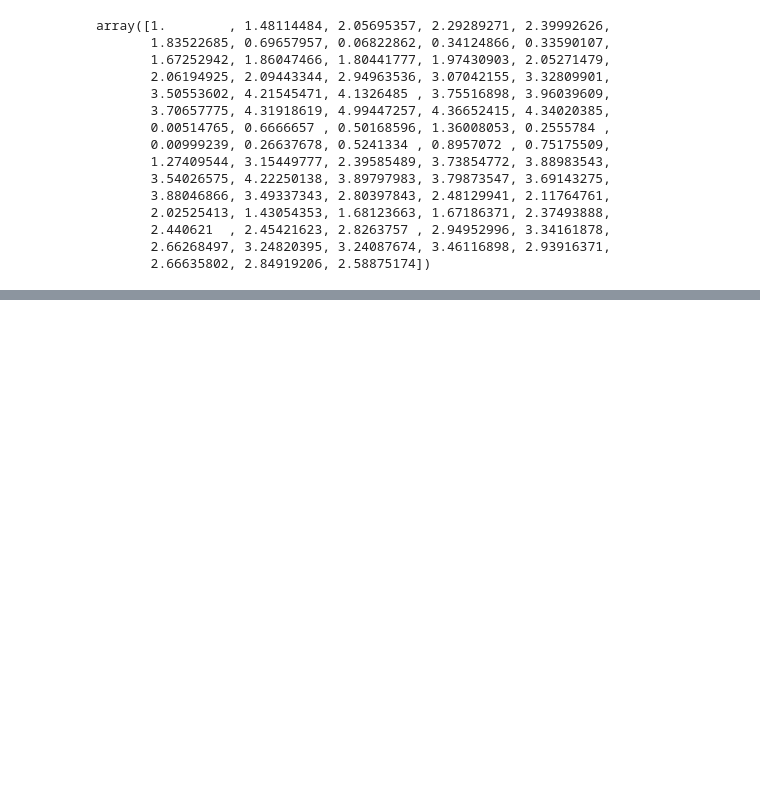
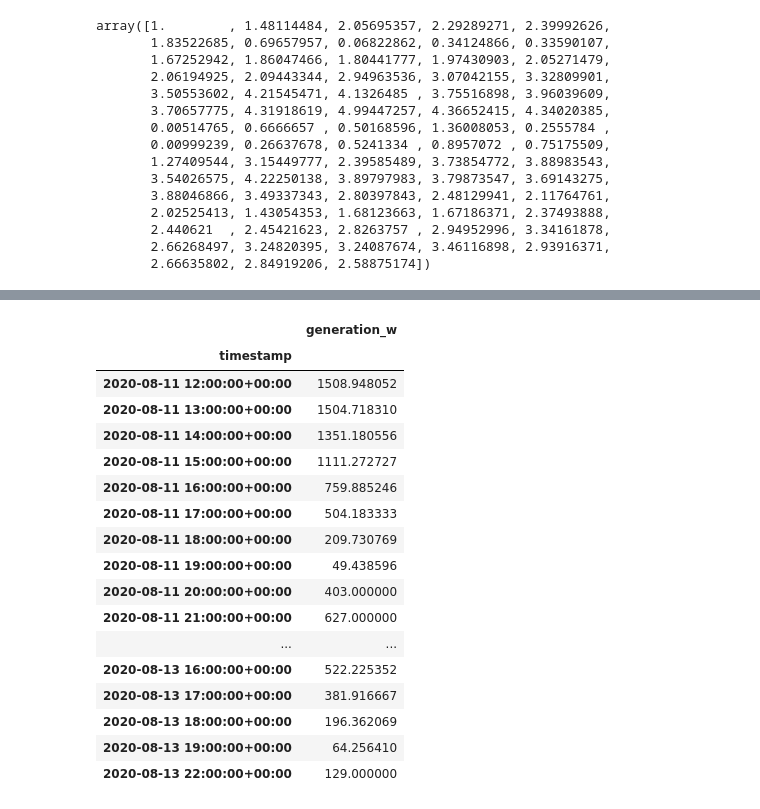
Before and after one commit to hramzan01/market, a Jupyter notebook: notebooks/opt_model_variable_inputs.ipynb, the cells around one changed output, grey strips where cells are left out. Cells and saved outputs as stored; diff of their text form; code cells hidden in the pictures; blank space fills up the shorter version.

```diff
--- a/notebooks/opt_model_variable_inputs.ipynb
+++ b/notebooks/opt_model_variable_inputs.ipynb
@@ -445,0 +467,4 @@ plt.show()
+# %%
+gen_data = gen_data.groupby(by="timestamp").mean().iloc[3006:3100]
+gen_data = gen_data. drop(columns = ['Unnamed: 0', 'ss_id'])
+gen_data
@@ -445,0 +486,21 @@ plt.show()
+# %%
+gen_data.head(50)
+# %% [output]
+|  | generation_w |
+| timestamp |  |
+| 2020-08-11 12:00:00+00:00 | 1508.948052 |
+| 2020-08-11 13:00:00+00:00 | 1504.718310 |
+| 2020-08-11 14:00:00+00:00 | 1351.180556 |
+| 2020-08-11 15:00:00+00:00 | 1111.272727 |
+| 2020-08-11 16:00:00+00:00 | 759.885246 |
+| 2020-08-11 17:00:00+00:00 | 504.183333 |
+| 2020-08-11 18:00:00+00:00 | 209.730769 |
+| 2020-08-11 19:00:00+00:00 | 49.438596 |
+| 2020-08-11 20:00:00+00:00 | 403.000000 |
+| 2020-08-11 21:00:00+00:00 | 627.000000 |
+| ... | ... |
+| 2020-08-13 16:00:00+00:00 | 522.225352 |
+| 2020-08-13 17:00:00+00:00 | 381.916667 |
+| 2020-08-13 18:00:00+00:00 | 196.362069 |
+| 2020-08-13 19:00:00+00:00 | 64.256410 |
+| 2020-08-13 22:00:00+00:00 | 129.000000 |
```
Also changed, not shown: parts of 23 cells of this notebook, 1 other file.
